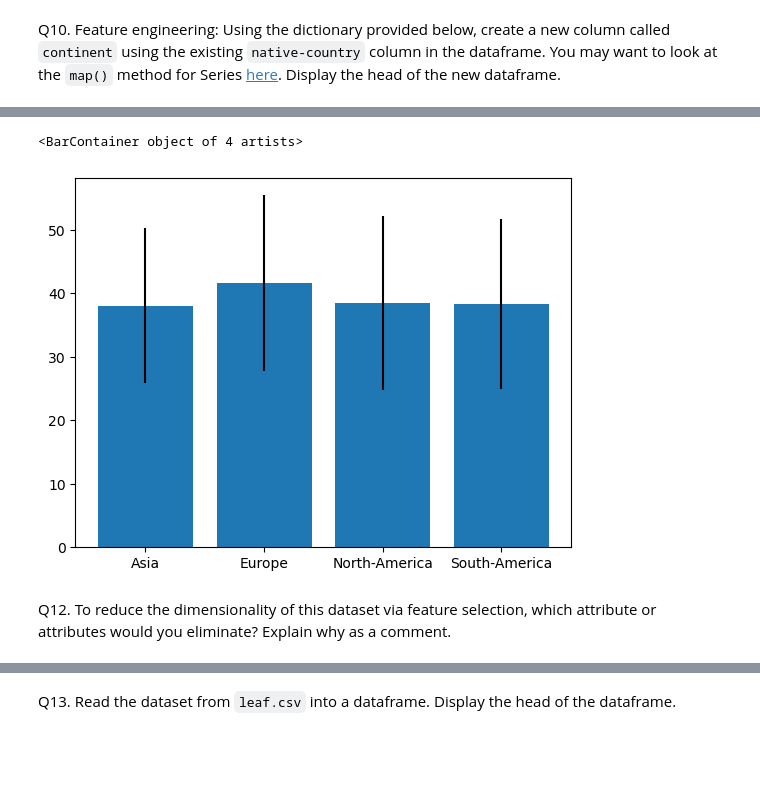
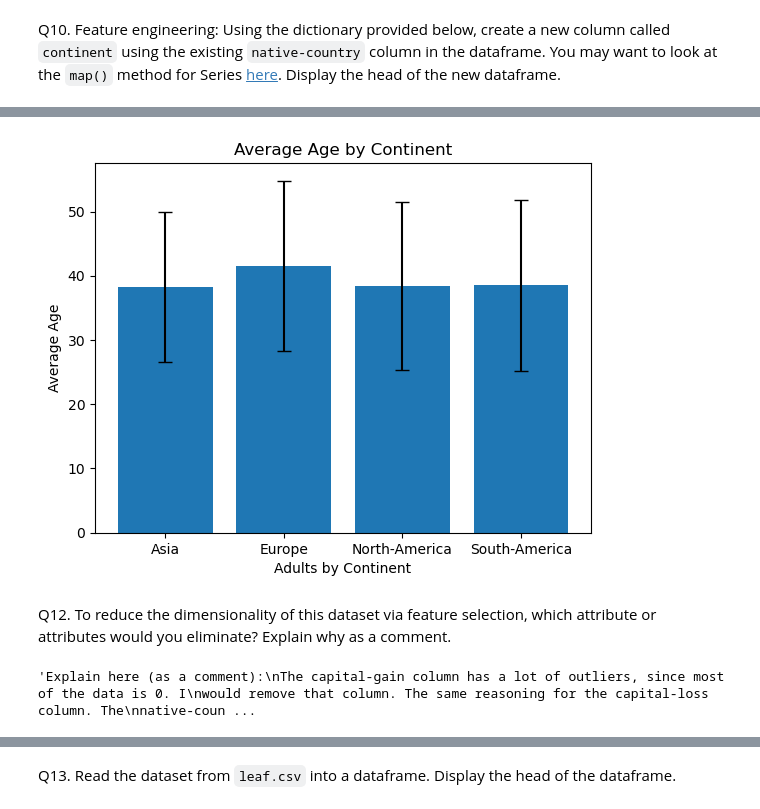
Before and after one commit to IanC04/CS363M, a Jupyter notebook: Assignments/Assignment 1/Assignment_1.ipynb, the cells around one changed output, grey strips where cells are left out. Saved outputs shown, nothing was run; the diff lists cells and outputs as text; code cells hidden in the pictures; blank space fills up the shorter version.

```diff
--- a/Assignments/Assignment 1/Assignment_1.ipynb
+++ b/Assignments/Assignment 1/Assignment_1.ipynb
@@ -156,8 +166,6 @@ Specifically display the records with row IDs 35, 216, and 1120.
 # %%
 # your code goes here=
 median_series = adult_data.groupby("marital-status")["age"].transform("median")
-adult_data["age"].fillna(median_series, inplace=True)
-adult_data.iloc[35]
-adult_data.iloc[216]
-adult_data.iloc[1120]
+adult_data["age"].fillna(adult_data["marital-status"].map(median_series), inplace=True)
+adult_data.loc[[35, 216, 1120]]
 # %% [output]
@@ -271,19 +268,25 @@ An example bar plot with standard deviation bars:
 <img src="imgs/screen5.png" width=200>
 # %%
 # your code goes here
-# TODO: Unsure if correct
 average_continent_ages = adult_data_copy.groupby("continent")["age"].mean()
-plt.bar(average_continent_ages.index, average_continent_ages.values, yerr=adult_data_copy.groupby("continent")["age"].std())
+plt.bar(average_continent_ages.index, average_continent_ages.values, yerr=adult_data_copy.groupby("continent")["age"].std(), capsize=5)
+plt.xlabel("Adults by Continent")
+plt.ylabel("Average Age")
+plt.title("Average Age by Continent")
+plt.show()
 # %% [output]
-<BarContainer object of 4 artists>
-[figure, old version]
+[figure, new version]
 # %% [markdown]
 Q12. To reduce the dimensionality of this dataset via feature selection, which attribute or attributes would you eliminate? Explain why as a comment.
 # %%
 '''Explain here (as a comment):
 The capital-gain column has a lot of outliers, since most of the data is 0. I
-would remove that column.
+would remove that column. The same reasoning for the capital-loss column. The
+native-country column is also primarily the same value, which is the United
+States, so I would remove that column as well.
 '''
+# %% [output]
+'Explain here (as a comment):\nThe capital-gain column has a lot of outliers, since most of the data is 0. I\nwould remove that column. The same reasoning for the capital-loss column. The\nnative-coun ...
 # %% [markdown]
 ## Part 2: Data Scaling and Dimensionality Reduction
 
```
Also changed, not shown: parts of 9 cells of this notebook.
